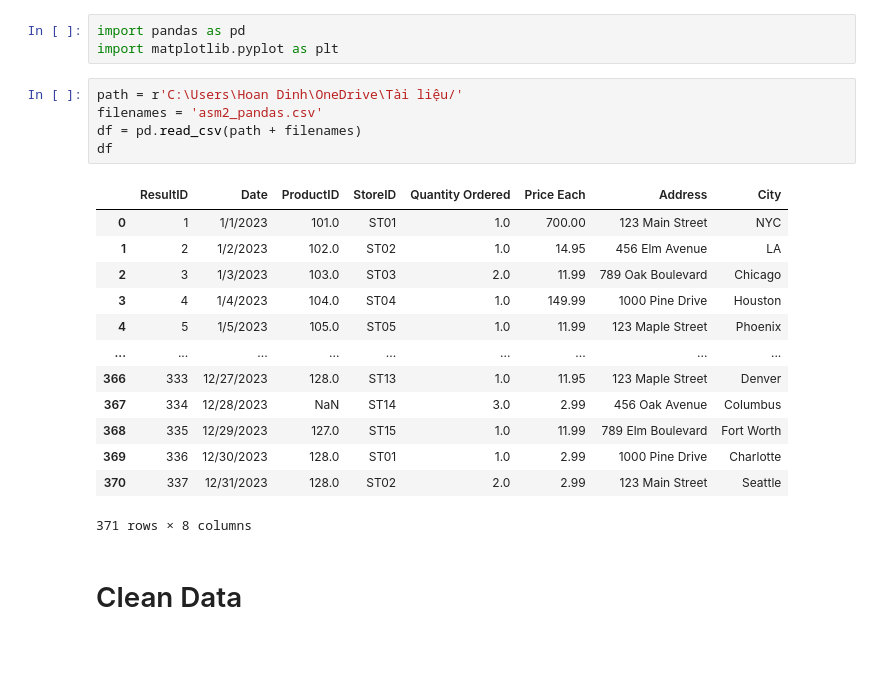
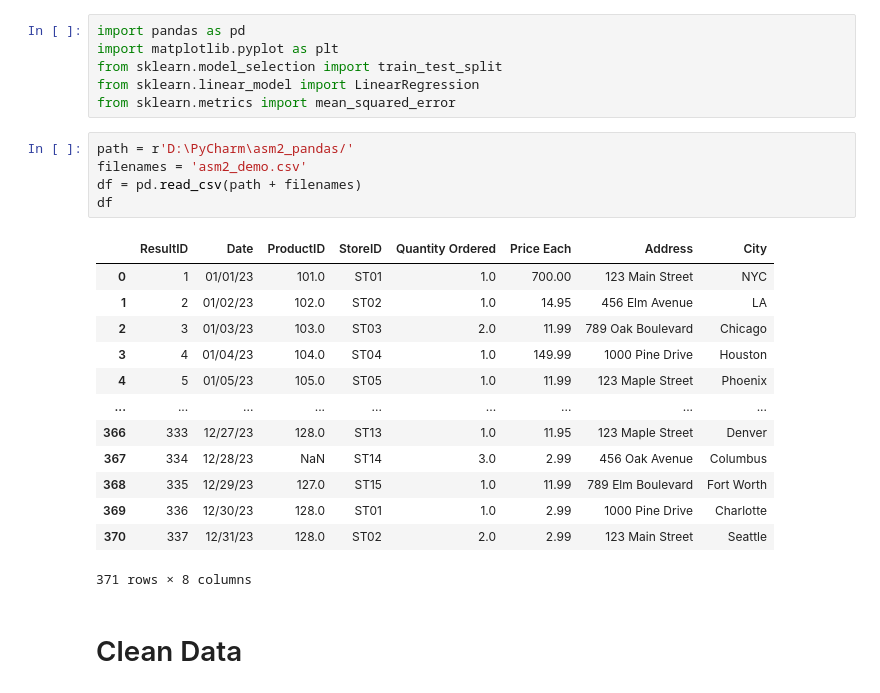
Before and after one commit to hoandinh2792004/code_asm2_pandas, a Jupyter notebook: asm2.ipynb, the cells around one changed output. Saved outputs shown, nothing was run; the diff lists cells and outputs as text; blank space fills up the shorter version.

```diff
--- a/asm2.ipynb
+++ b/asm2.ipynb
@@ -1,24 +1,27 @@
 # %%
 import pandas as pd
 import matplotlib.pyplot as plt
+from sklearn.model_selection import train_test_split
+from sklearn.linear_model import LinearRegression
+from sklearn.metrics import mean_squared_error
 # %%
-path = r'C:\Users\Hoan Dinh\OneDrive\Tài liệu/'
-filenames = 'asm2_pandas.csv'
+path = r'D:\PyCharm\asm2_pandas/'
+filenames = 'asm2_demo.csv'
 df = pd.read_csv(path + filenames)
 df
 # %% [output]
 |  | ResultID | Date | ProductID | StoreID | Quantity Ordered | Price Each | Address | City |
-| 0 | 1 | 1/1/2023 | 101.0 | ST01 | 1.0 | 700.00 | 123 Main Street | NYC |
-| 1 | 2 | 1/2/2023 | 102.0 | ST02 | 1.0 | 14.95 | 456 Elm Avenue | LA |
-| 2 | 3 | 1/3/2023 | 103.0 | ST03 | 2.0 | 11.99 | 789 Oak Boulevard | Chicago |
-| 3 | 4 | 1/4/2023 | 104.0 | ST04 | 1.0 | 149.99 | 1000 Pine Drive | Houston |
-| 4 | 5 | 1/5/2023 | 105.0 | ST05 | 1.0 | 11.99 | 123 Maple Street | Phoenix |
+| 0 | 1 | 01/01/23 | 101.0 | ST01 | 1.0 | 700.00 | 123 Main Street | NYC |
+| 1 | 2 | 01/02/23 | 102.0 | ST02 | 1.0 | 14.95 | 456 Elm Avenue | LA |
+| 2 | 3 | 01/03/23 | 103.0 | ST03 | 2.0 | 11.99 | 789 Oak Boulevard | Chicago |
+| 3 | 4 | 01/04/23 | 104.0 | ST04 | 1.0 | 149.99 | 1000 Pine Drive | Houston |
+| 4 | 5 | 01/05/23 | 105.0 | ST05 | 1.0 | 11.99 | 123 Maple Street | Phoenix |
 | ... | ... | ... | ... | ... | ... | ... | ... | ... |
-| 366 | 333 | 12/27/2023 | 128.0 | ST13 | 1.0 | 11.95 | 123 Maple Street | Denver |
-| 367 | 334 | 12/28/2023 | NaN | ST14 | 3.0 | 2.99 | 456 Oak Avenue | Columbus |
-| 368 | 335 | 12/29/2023 | 127.0 | ST15 | 1.0 | 11.99 | 789 Elm Boulevard | Fort Worth |
-| 369 | 336 | 12/30/2023 | 128.0 | ST01 | 1.0 | 2.99 | 1000 Pine Drive | Charlotte |
-| 370 | 337 | 12/31/2023 | 128.0 | ST02 | 2.0 | 2.99 | 123 Main Street | Seattle |
+| 366 | 333 | 12/27/23 | 128.0 | ST13 | 1.0 | 11.95 | 123 Maple Street | Denver |
+| 367 | 334 | 12/28/23 | NaN | ST14 | 3.0 | 2.99 | 456 Oak Avenue | Columbus |
+| 368 | 335 | 12/29/23 | 127.0 | ST15 | 1.0 | 11.99 | 789 Elm Boulevard | Fort Worth |
+| 369 | 336 | 12/30/23 | 128.0 | ST01 | 1.0 | 2.99 | 1000 Pine Drive | Charlotte |
+| 370 | 337 | 12/31/23 | 128.0 | ST02 | 2.0 | 2.99 | 123 Main Street | Seattle |
 371 rows × 8 columns
 # %% [markdown]
 # Clean Data
```
Also changed, not shown: parts of 8 cells of this notebook, 2 other files.
